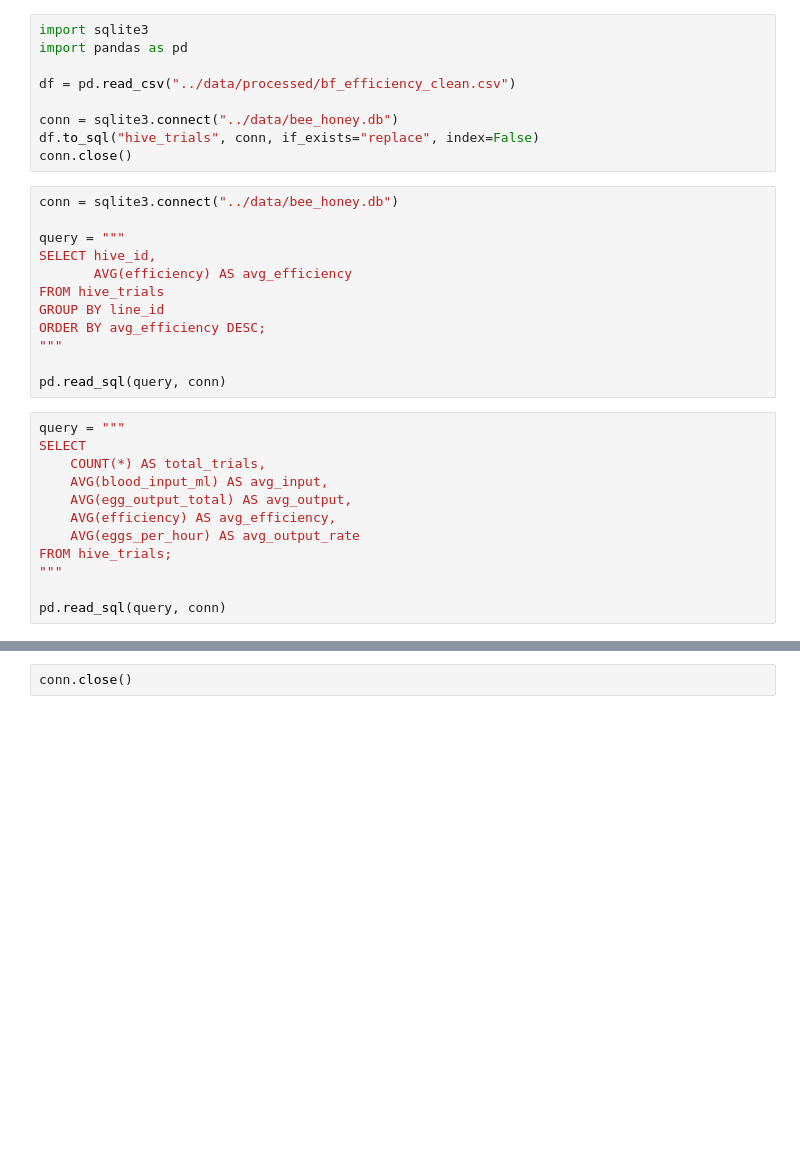
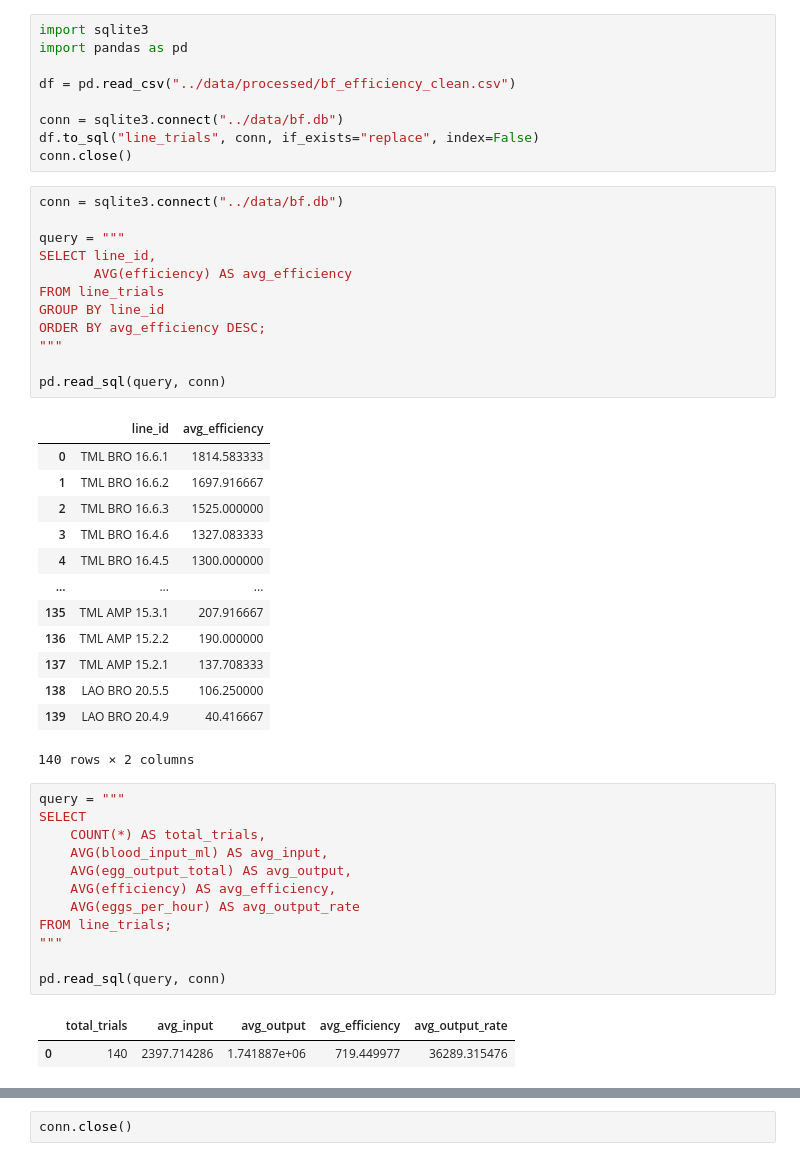
Before and after one commit to dmontelucas/wmp-bf-efficiency, a Jupyter notebook: notebooks/04_sqlite_analysis.ipynb, the cells around one changed output, grey strips where cells are left out. Cells and saved outputs as stored; diff of their text form; blank space fills up the shorter version.

Commit message:
code for notebooks 1-4 proofed and working, no obvious errors, next adjustments will be to doublecheck logic and improve data otucomes.

```diff
--- a/notebooks/04_sqlite_analysis.ipynb
+++ b/notebooks/04_sqlite_analysis.ipynb
@@ -4,21 +4,35 @@ import pandas as pd
 
 df = pd.read_csv("../data/processed/bf_efficiency_clean.csv")
 
-conn = sqlite3.connect("../data/bee_honey.db")
-df.to_sql("hive_trials", conn, if_exists="replace", index=False)
+conn = sqlite3.connect("../data/bf.db")
+df.to_sql("line_trials", conn, if_exists="replace", index=False)
 conn.close()
 # %%
-conn = sqlite3.connect("../data/bee_honey.db")
+conn = sqlite3.connect("../data/bf.db")
 
 query = """
-SELECT hive_id,
+SELECT line_id,
        AVG(efficiency) AS avg_efficiency
-FROM hive_trials
+FROM line_trials
 GROUP BY line_id
 ORDER BY avg_efficiency DESC;
 """
 
 pd.read_sql(query, conn)
+# %% [output]
+|  | line_id | avg_efficiency |
+| 0 | TML BRO 16.6.1 | 1814.583333 |
+| 1 | TML BRO 16.6.2 | 1697.916667 |
+| 2 | TML BRO 16.6.3 | 1525.000000 |
+| 3 | TML BRO 16.4.6 | 1327.083333 |
+| 4 | TML BRO 16.4.5 | 1300.000000 |
+| ... | ... | ... |
+| 135 | TML AMP 15.3.1 | 207.916667 |
+| 136 | TML AMP 15.2.2 | 190.000000 |
+| 137 | TML AMP 15.2.1 | 137.708333 |
+| 138 | LAO BRO 20.5.5 | 106.250000 |
+| 139 | LAO BRO 20.4.9 | 40.416667 |
+140 rows × 2 columns
 # %%
 query = """
 SELECT
@@ -27,10 +41,13 @@ SELECT
     AVG(egg_output_total) AS avg_output,
     AVG(efficiency) AS avg_efficiency,
     AVG(eggs_per_hour) AS avg_output_rate
-FROM hive_trials;
+FROM line_trials;
 """
 
 pd.read_sql(query, conn)
+# %% [output]
+|  | total_trials | avg_input | avg_output | avg_efficiency | avg_output_rate |
+| 0 | 140 | 2397.714286 | 1.741887e+06 | 719.449977 | 36289.315476 |
 # %%
 query = """
 SELECT
```
Also changed, not shown: parts of 1 cell of this notebook, 6 other files.
